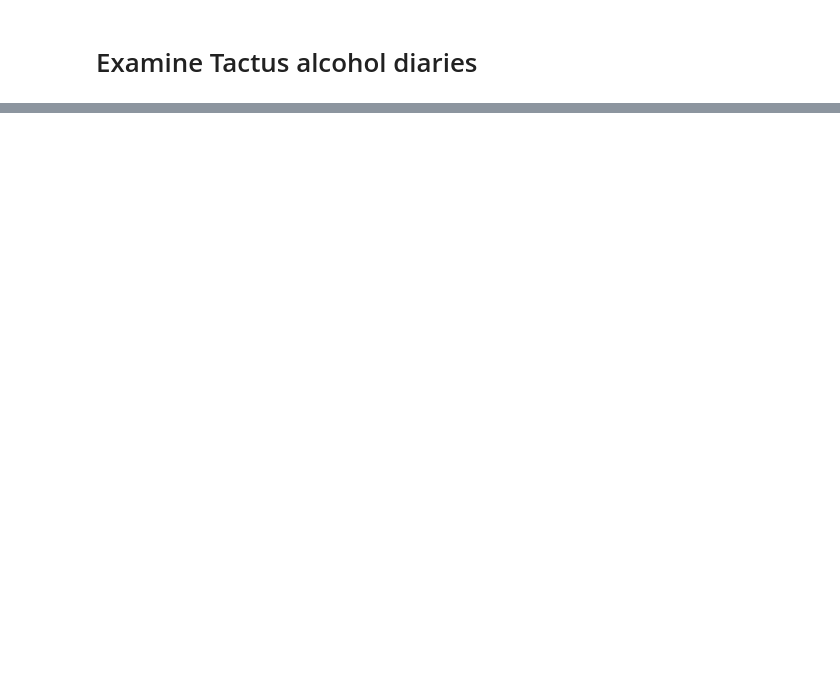
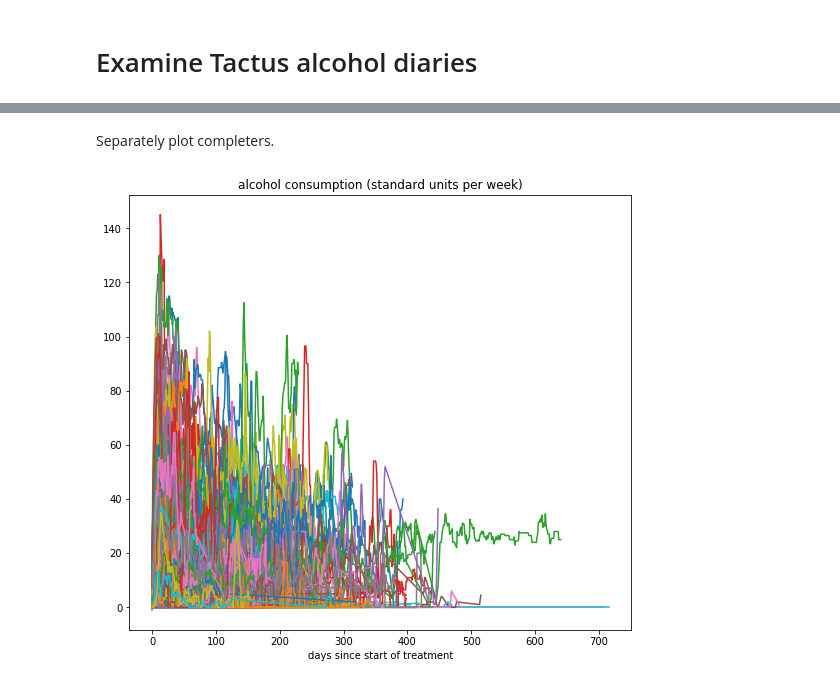
Before and after one commit to e-mental-health/orange-hackathon, a Jupyter notebook: orangehackathon/jupyter/diaries.ipynb, the cells around one changed output, grey strips where cells are left out. Drawn from its saved outputs; the diff is of its cells as text; code cells hidden in the pictures; blank space fills up the shorter version.

```diff
--- a/orangehackathon/jupyter/diaries.ipynb
+++ b/orangehackathon/jupyter/diaries.ipynb
@@ -65,0 +149,11 @@ for clientId in weekData:
+# %% [markdown]
+Separately plot completers.
+# %%
+plt.figure(figsize=(9,8))
+for clientId in weekData:
+    if clientId in dropout and dropout[clientId] == CODECOMPLETER:
+        plt.plot(list(weekData[clientId].keys()),list(weekData[clientId].values()),label=clientId)
+plt.xlabel("days since start of treatment")
+dummy = plt.title("alcohol consumption (standard units per week)")
+# %% [output]
+[figure, added]
```
Also changed, not shown: parts of 29 cells of this notebook.
